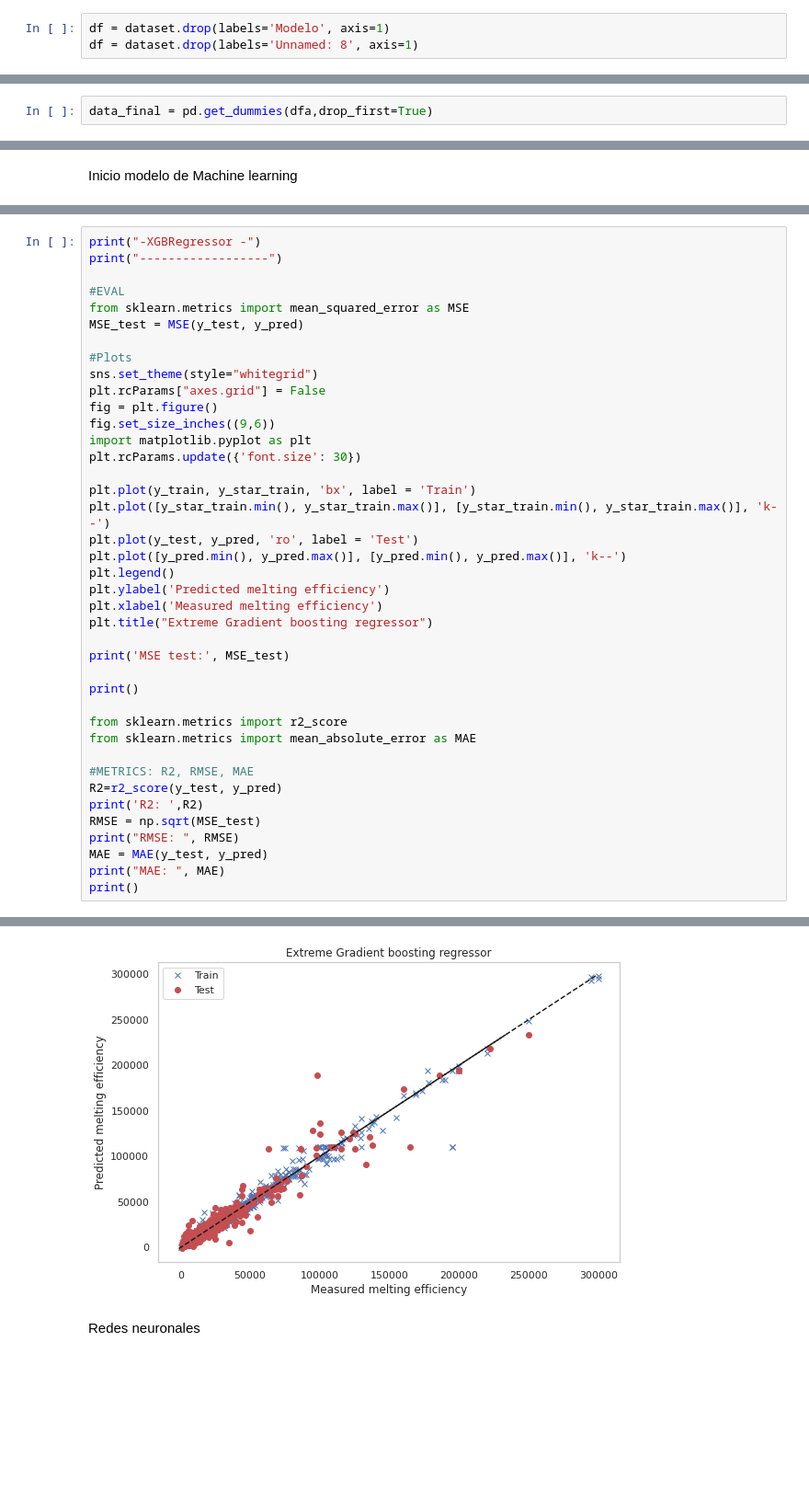
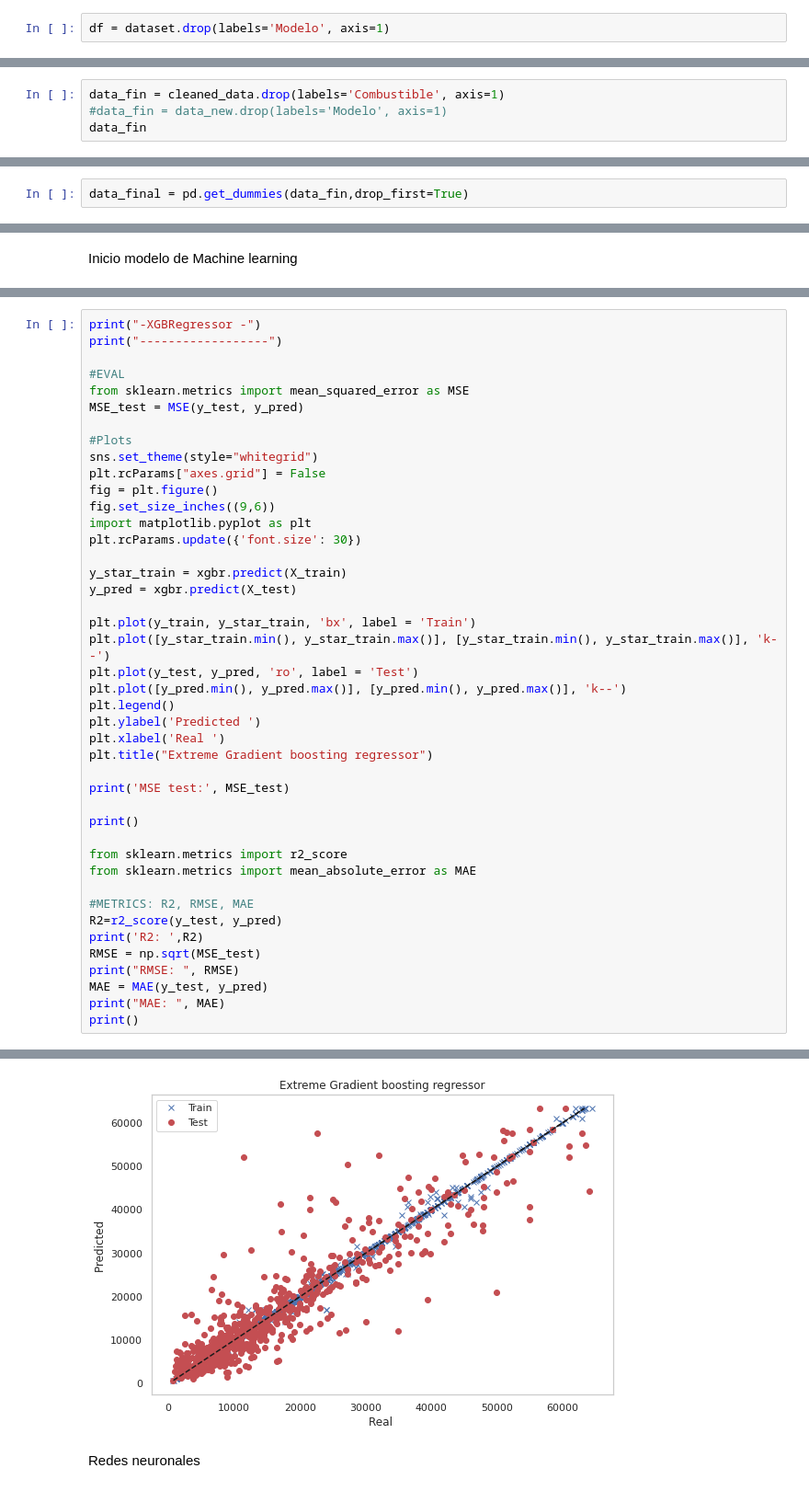
Before and after one commit to GermanOmar/ICM, a Jupyter notebook: Taller2COLAB.ipynb, the cells around one changed output, grey strips where cells are left out. Shown at 92% size. Saved outputs shown, nothing was run; the diff lists cells and outputs as text; blank space fills up the shorter version.

```diff
--- a/Taller2COLAB.ipynb
+++ b/Taller2COLAB.ipynb
@@ -74,7 +70,6 @@ memory usage: 305.6+ KB
 Elimino parametros que no aportan al modelo
 # %%
 df = dataset.drop(labels='Modelo', axis=1)
-df = dataset.drop(labels='Unnamed: 8', axis=1)
 # %% [markdown]
 Reviso si hay datos incompletos
 # %%
@@ -224,0 +240,4 @@ sns.heatmap(df.corr(), annot=True)
+# %%
+data_fin = cleaned_data.drop(labels='Combustible', axis=1)
+#data_fin = data_new.drop(labels='Modelo', axis=1)
+data_fin
@@ -225,7 +268,7 @@ sns.heatmap(df.corr(), annot=True)
 # %% [markdown]
 Transformar variables categóricas (qualitativas) en numéricas (cuantitativas)
 # %%
-data_final = pd.get_dummies(dfa,drop_first=True)
+data_final = pd.get_dummies(data_fin,drop_first=True)
 # %%
 data_final.head()
 # %% [output]
@@ -371,13 +371,16 @@ fig.set_size_inches((9,6))
 import matplotlib.pyplot as plt
 plt.rcParams.update({'font.size': 30})
 
+y_star_train = xgbr.predict(X_train)
+y_pred = xgbr.predict(X_test)
+
 plt.plot(y_train, y_star_train, 'bx', label = 'Train')
 plt.plot([y_star_train.min(), y_star_train.max()], [y_star_train.min(), y_star_train.max()], 'k--')
 plt.plot(y_test, y_pred, 'ro', label = 'Test')
 plt.plot([y_pred.min(), y_pred.max()], [y_pred.min(), y_pred.max()], 'k--')
 plt.legend()
-plt.ylabel('Predicted melting efficiency')
-plt.xlabel('Measured melting efficiency')
+plt.ylabel('Predicted ')
+plt.xlabel('Real ')
 plt.title("Extreme Gradient boosting regressor")
 
 print('MSE test:', MSE_test)
@@ -406,4 +409,4 @@ MAE:  3029.1989925817643
-[figure, old version]
+[figure, new version]
 # %% [markdown]
 Redes neuronales
 # %%
```
Also changed, not shown: parts of 37 cells of this notebook.
